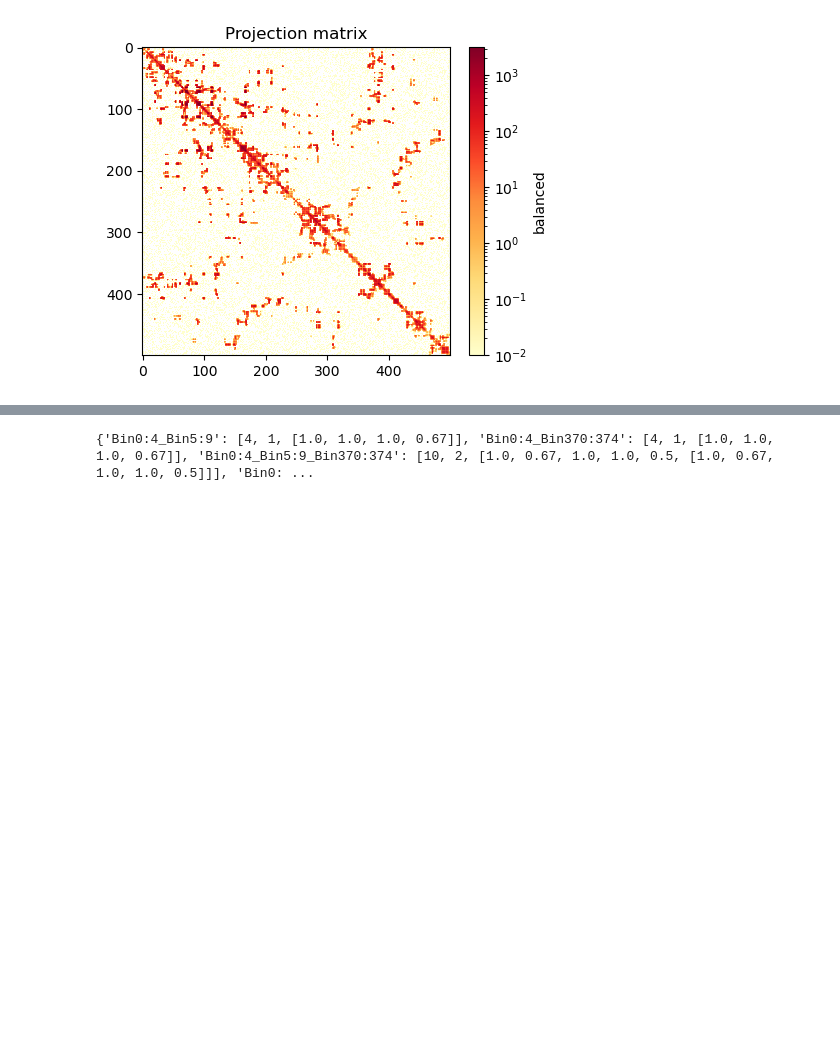
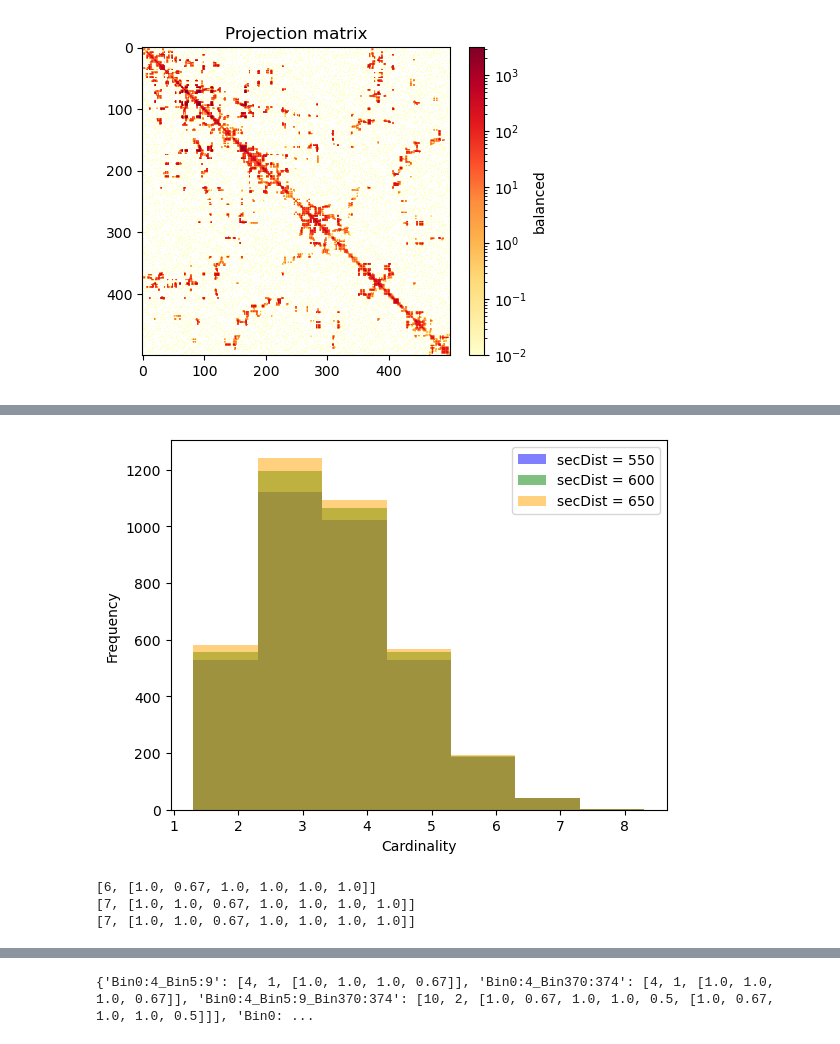
Before and after one commit to noush-joglekar/sporeC_prelim, a Jupyter notebook: scripts/jupyterNB/v1.generate_porec_readCategs_fromChains.ipynb, the cells around one changed output, grey strips where cells are left out. Cells and saved outputs as stored; diff of their text form; code cells hidden in the pictures; blank space fills up the shorter version.

```diff
--- a/scripts/jupyterNB/v1.generate_porec_readCategs_fromChains.ipynb
+++ b/scripts/jupyterNB/v1.generate_porec_readCategs_fromChains.ipynb
@@ -302,0 +366,7 @@ fileNames = ['binConcatInc_3_500_550_3.pkl','binConcatInc_1_500_550_3.pkl',
+# %%
+k550 = allDicts['500_550_3_id_4'].keys()
+cards_k550 = [len(key.split("_")) for key in k550]
+k600 = allDicts['500_600_3_id_4'].keys()
+cards_k600 = [len(key.split("_")) for key in k600]
+k650 = allDicts['500_650_3_id_4'].keys()
+cards_k650 = [len(key.split("_")) for key in k650]
@@ -302,0 +386,27 @@ fileNames = ['binConcatInc_3_500_550_3.pkl','binConcatInc_1_500_550_3.pkl',
+# %%
+plt.hist(cards_k550,bins = np.arange(2, 8 + 1.5) - 0.7,
+         alpha = 0.5, color='blue', label='secDist = 550')
+plt.hist(cards_k600,bins = np.arange(2, 8 + 1.5) - 0.7,
+         alpha = 0.5, color='green', label='secDist = 600')
+plt.hist(cards_k650,bins = np.arange(2, 8 + 1.5) - 0.7,
+         alpha = 0.5, color='orange', label='secDist = 650')
+
+# Set labels and title
+plt.xlabel('Cardinality')
+plt.ylabel('Frequency')
+
+# Add legend
+plt.legend()
+
+# Show the plot
+plt.show()
+# %% [output]
+[figure, added]
+# %%
+print(allDicts['500_550_3_id_4']['Bin0:4_Bin350:354'])
+print(allDicts['500_600_3_id_4']['Bin0:4_Bin350:354'])
+print(allDicts['500_650_3_id_4']['Bin0:4_Bin350:354'])
+# %% [output]
+[6, [1.0, 0.67, 1.0, 1.0, 1.0, 1.0]]
+[7, [1.0, 1.0, 0.67, 1.0, 1.0, 1.0, 1.0]]
+[7, [1.0, 1.0, 0.67, 1.0, 1.0, 1.0, 1.0]]
```
Also changed, not shown: parts of 62 cells of this notebook.
